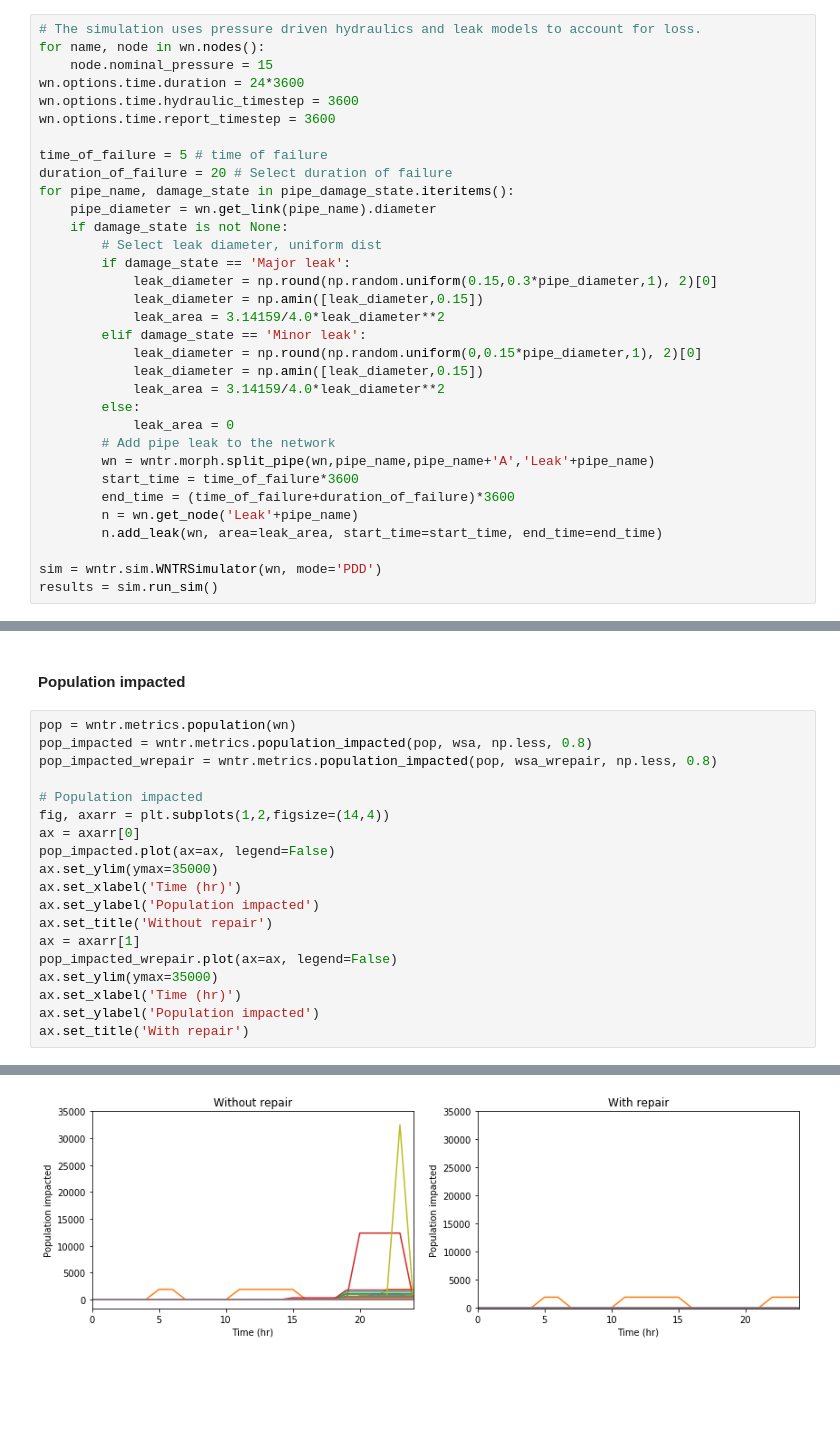
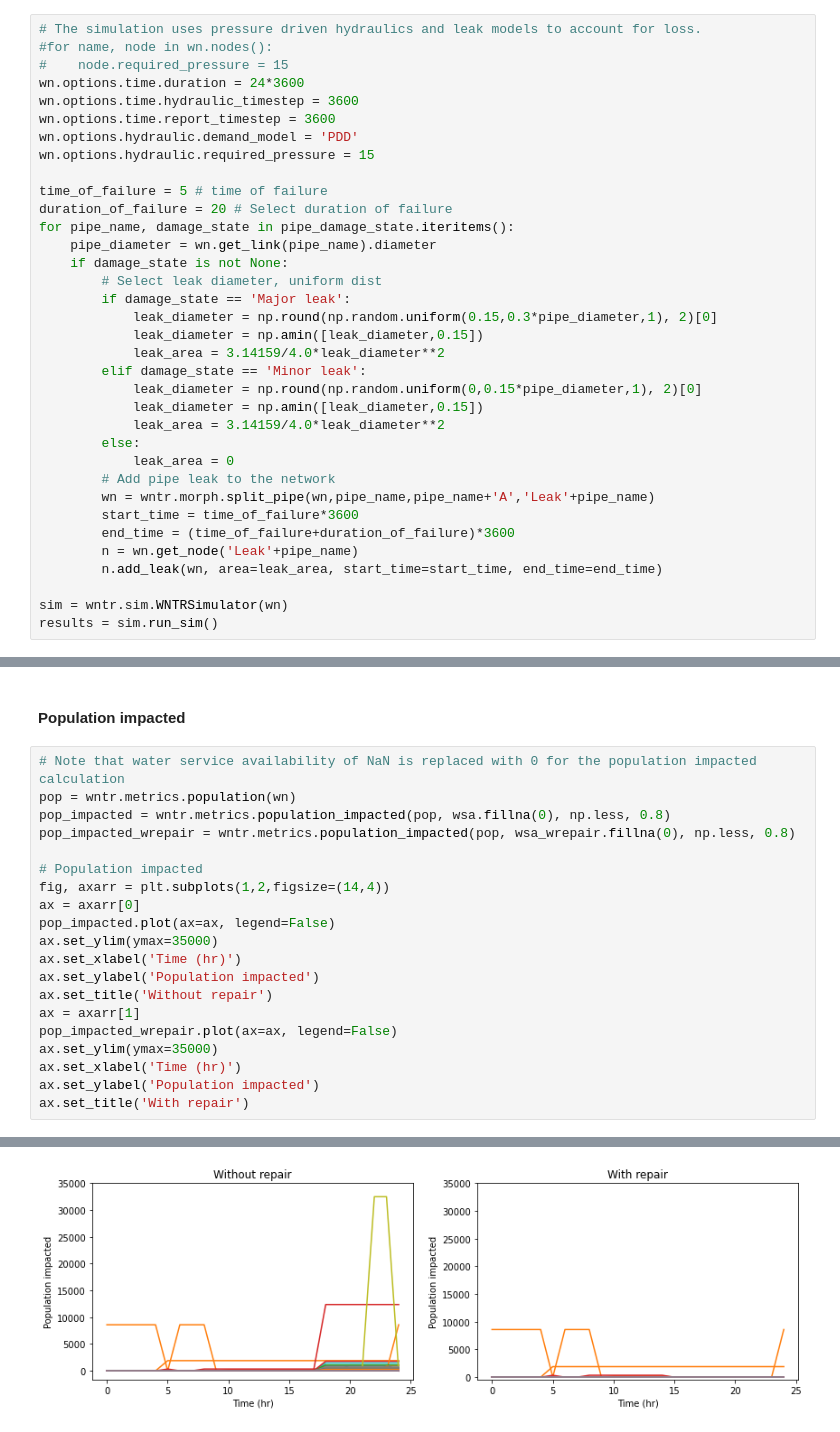
Before and after one commit to USEPA/WNTR, a Jupyter notebook: examples/demos/Earthquake_Demo.ipynb, the cells around one changed output, grey strips where cells are left out. Saved outputs shown, nothing was run; the diff lists cells and outputs as text; blank space fills up the shorter version.

```diff
--- a/examples/demos/Earthquake_Demo.ipynb
+++ b/examples/demos/Earthquake_Demo.ipynb
@@ -116,11 +114,13 @@ wntr.graphics.plot_network(wn, link_attribute=pipe_damage_val, node_size=0, link
 #### Simulate hydraulics without repair
 # %%
 # The simulation uses pressure driven hydraulics and leak models to account for loss.
-for name, node in wn.nodes():
-    node.nominal_pressure = 15
+#for name, node in wn.nodes():
+#    node.required_pressure = 15
 wn.options.time.duration = 24*3600
 wn.options.time.hydraulic_timestep = 3600
 wn.options.time.report_timestep = 3600
+wn.options.hydraulic.demand_model = 'PDD'
+wn.options.hydraulic.required_pressure = 15
 
 time_of_failure = 5 # time of failure
 duration_of_failure = 20 # Select duration of failure
@@ -145,5 +145,5 @@ for pipe_name, damage_state in pipe_damage_state.iteritems():
         n = wn.get_node('Leak'+pipe_name)
         n.add_leak(wn, area=leak_area, start_time=start_time, end_time=end_time)
 
-sim = wntr.sim.WNTRSimulator(wn, mode='PDD')
+sim = wntr.sim.WNTRSimulator(wn)
 results = sim.run_sim()
@@ -294,9 +272,10 @@ Text(0.5,1,'With repair')
 # %% [markdown]
 #### Population impacted
 # %%
+# Note that water service availability of NaN is replaced with 0 for the population impacted calculation
 pop = wntr.metrics.population(wn)
-pop_impacted = wntr.metrics.population_impacted(pop, wsa, np.less, 0.8)
-pop_impacted_wrepair = wntr.metrics.population_impacted(pop, wsa_wrepair, np.less, 0.8)
+pop_impacted = wntr.metrics.population_impacted(pop, wsa.fillna(0), np.less, 0.8)
+pop_impacted_wrepair = wntr.metrics.population_impacted(pop, wsa_wrepair.fillna(0), np.less, 0.8)
 
 # Population impacted
 fig, axarr = plt.subplots(1,2,figsize=(14,4))
@@ -318 +296 @@ Text(0.5,1,'With repair')
-[figure, old version]
+[figure, new version]
```
Also changed, not shown: parts of 11 cells of this notebook.
